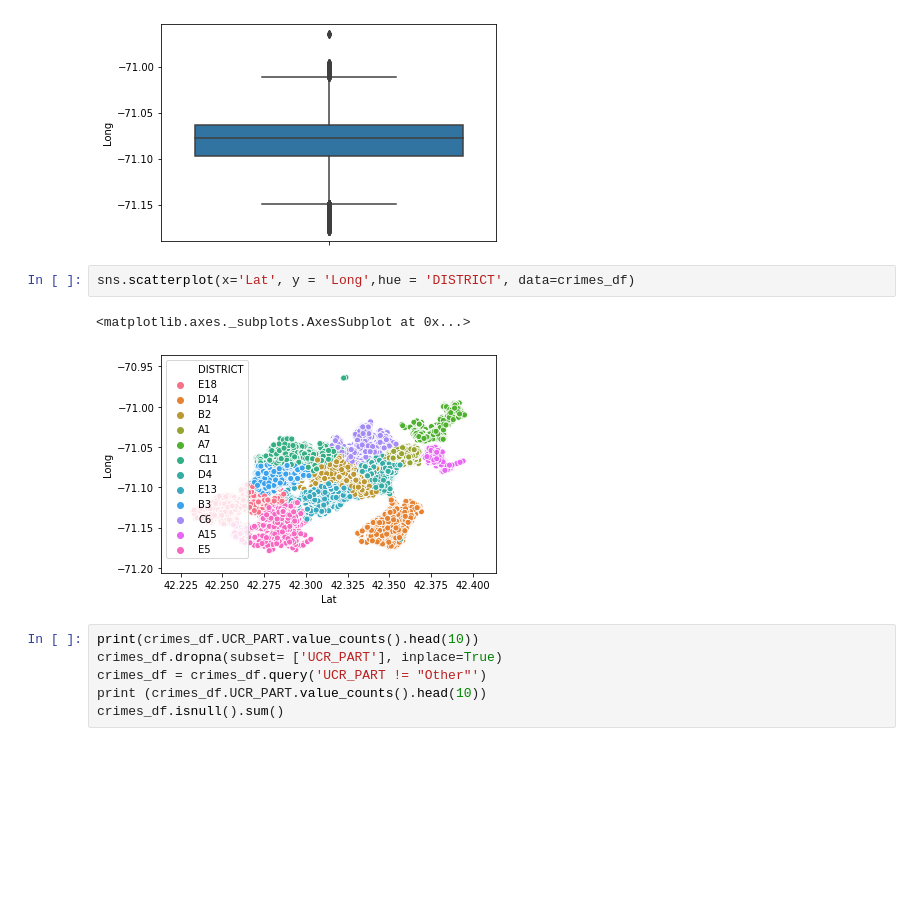
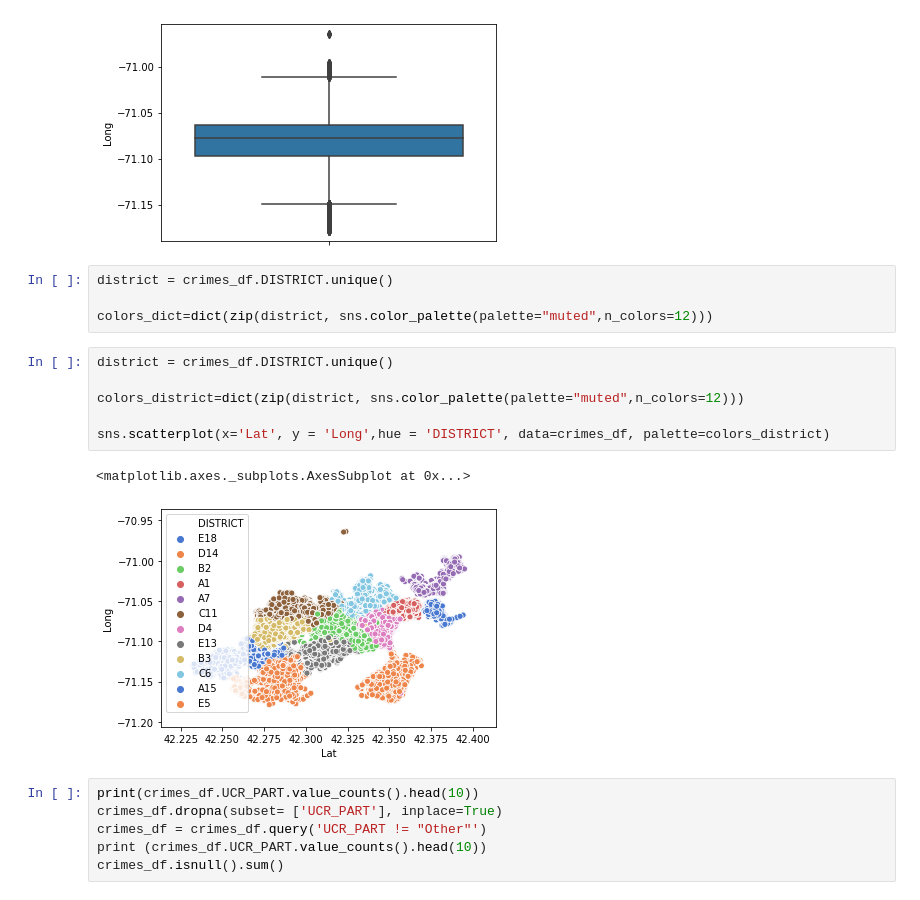
Before and after one commit to apavond/crimenes_tfm, a Jupyter notebook: DataPrepatation.ipynb, the cells around one changed output. Cells and saved outputs as stored; diff of their text form; blank space fills up the shorter version.

```diff
--- a/DataPrepatation.ipynb
+++ b/DataPrepatation.ipynb
@@ -214,11 +214,19 @@ sns.boxplot(y= crimes_df['Long'])
 # %% [output]
 <matplotlib.axes._subplots.AxesSubplot at 0x...>
 [figure]
+# %%
+district = crimes_df.DISTRICT.unique()
+
+colors_dict=dict(zip(district, sns.color_palette(palette="muted",n_colors=12)))
 # %%
-sns.scatterplot(x='Lat', y = 'Long',hue = 'DISTRICT', data=crimes_df)
+district = crimes_df.DISTRICT.unique()
+
+colors_district=dict(zip(district, sns.color_palette(palette="muted",n_colors=12)))
+
+sns.scatterplot(x='Lat', y = 'Long',hue = 'DISTRICT', data=crimes_df, palette=colors_district)
 # %% [output]
 <matplotlib.axes._subplots.AxesSubplot at 0x...>
-[figure, old version]
+[figure, new version]
 # %%
 print(crimes_df.UCR_PART.value_counts().head(10))
 crimes_df.dropna(subset= ['UCR_PART'], inplace=True)
```
Also changed, not shown: parts of 4 cells of this notebook, 1 other file.
